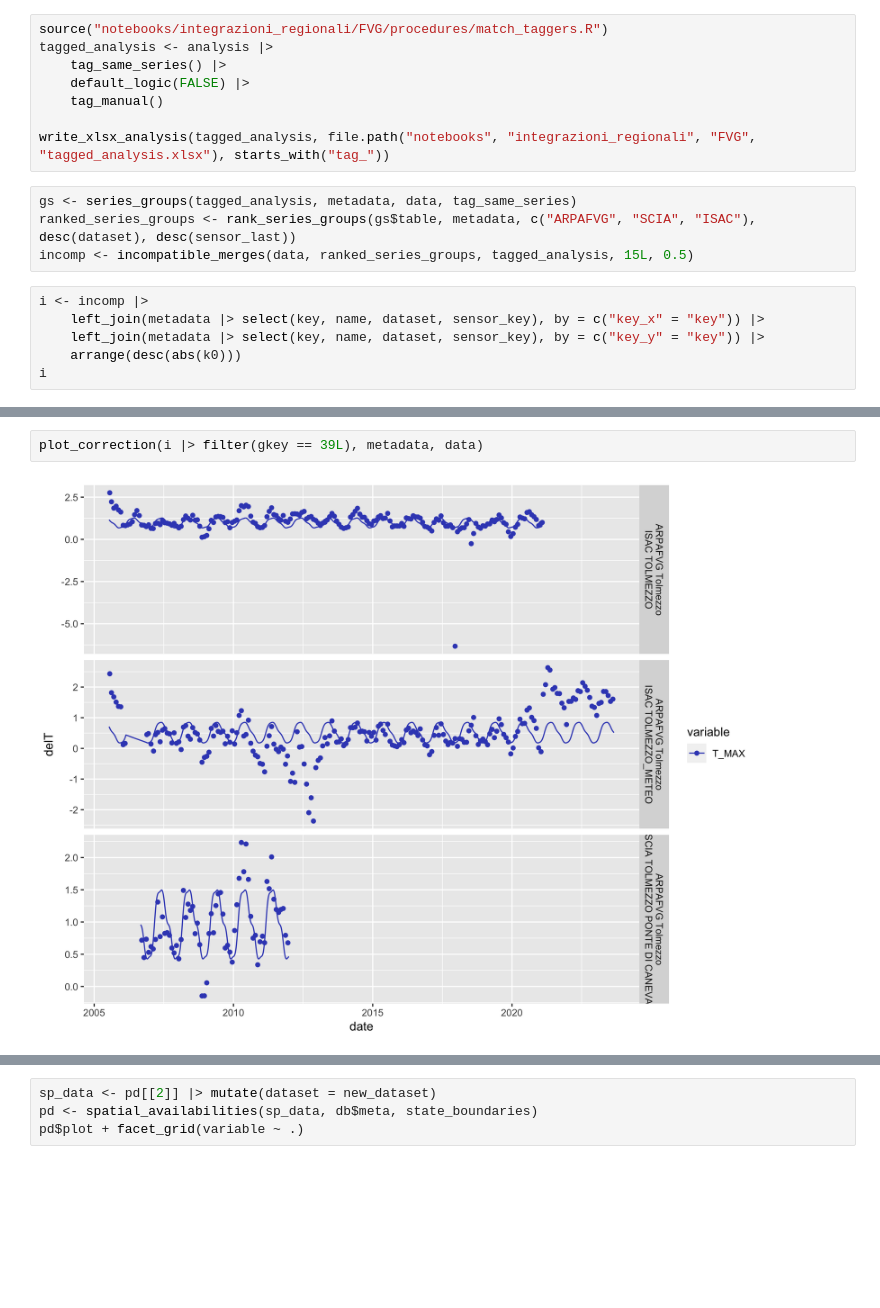
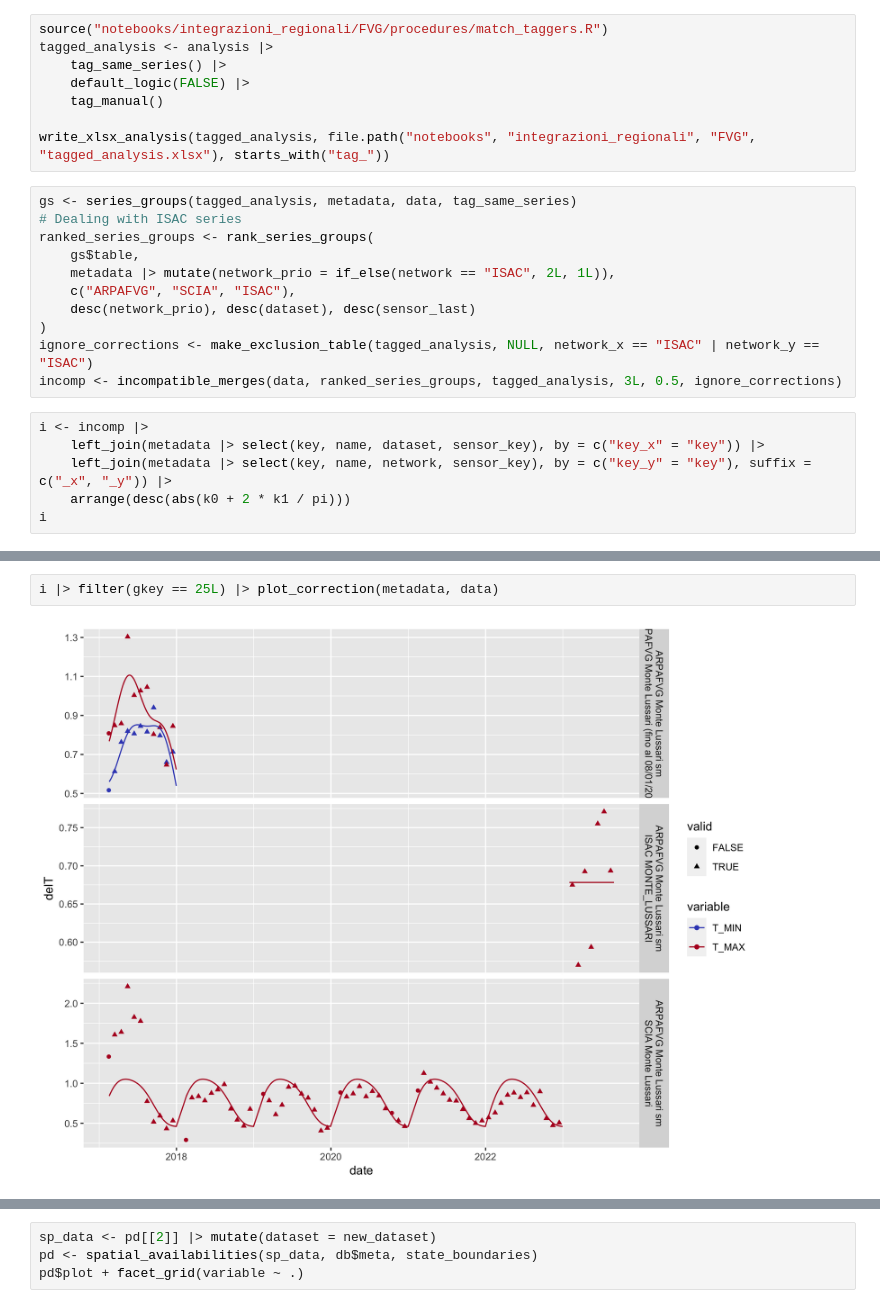
Before and after one commit to dnstudent/TesiMag, a Jupyter notebook: notebooks/integrazioni_regionali/FVG/series_pairing.ipynb, the cells around one changed output, grey strips where cells are left out. Cells and saved outputs as stored; diff of their text form; blank space fills up the shorter version.

```diff
--- a/notebooks/integrazioni_regionali/FVG/series_pairing.ipynb
+++ b/notebooks/integrazioni_regionali/FVG/series_pairing.ipynb
@@ -61,12 +61,19 @@ tagged_analysis <- analysis |>
 write_xlsx_analysis(tagged_analysis, file.path("notebooks", "integrazioni_regionali", "FVG", "tagged_analysis.xlsx"), starts_with("tag_"))
 # %%
 gs <- series_groups(tagged_analysis, metadata, data, tag_same_series)
-ranked_series_groups <- rank_series_groups(gs$table, metadata, c("ARPAFVG", "SCIA", "ISAC"), desc(dataset), desc(sensor_last))
-incomp <- incompatible_merges(data, ranked_series_groups, tagged_analysis, 15L, 0.5)
+# Dealing with ISAC series
+ranked_series_groups <- rank_series_groups(
+    gs$table,
+    metadata |> mutate(network_prio = if_else(network == "ISAC", 2L, 1L)),
+    c("ARPAFVG", "SCIA", "ISAC"),
+    desc(network_prio), desc(dataset), desc(sensor_last)
+)
+ignore_corrections <- make_exclusion_table(tagged_analysis, NULL, network_x == "ISAC" | network_y == "ISAC")
+incomp <- incompatible_merges(data, ranked_series_groups, tagged_analysis, 3L, 0.5, ignore_corrections)
 # %%
 i <- incomp |>
     left_join(metadata |> select(key, name, dataset, sensor_key), by = c("key_x" = "key")) |>
-    left_join(metadata |> select(key, name, dataset, sensor_key), by = c("key_y" = "key")) |>
-    arrange(desc(abs(k0)))
+    left_join(metadata |> select(key, name, network, sensor_key), by = c("key_y" = "key"), suffix = c("_x", "_y")) |>
+    arrange(desc(abs(k0 + 2 * k1 / pi)))
 i
 # %% [output]
@@ -92,5 +99,5 @@ A tibble: 56 x 16
 # %%
-plot_correction(i |> filter(gkey == 39L), metadata, data)
+i |> filter(gkey == 25L) |> plot_correction(metadata, data)
 # %% [output]
-[figure, old version]
+[figure, new version]
 # %%
```
Also changed, not shown: parts of 5 cells of this notebook, 3 other files.
